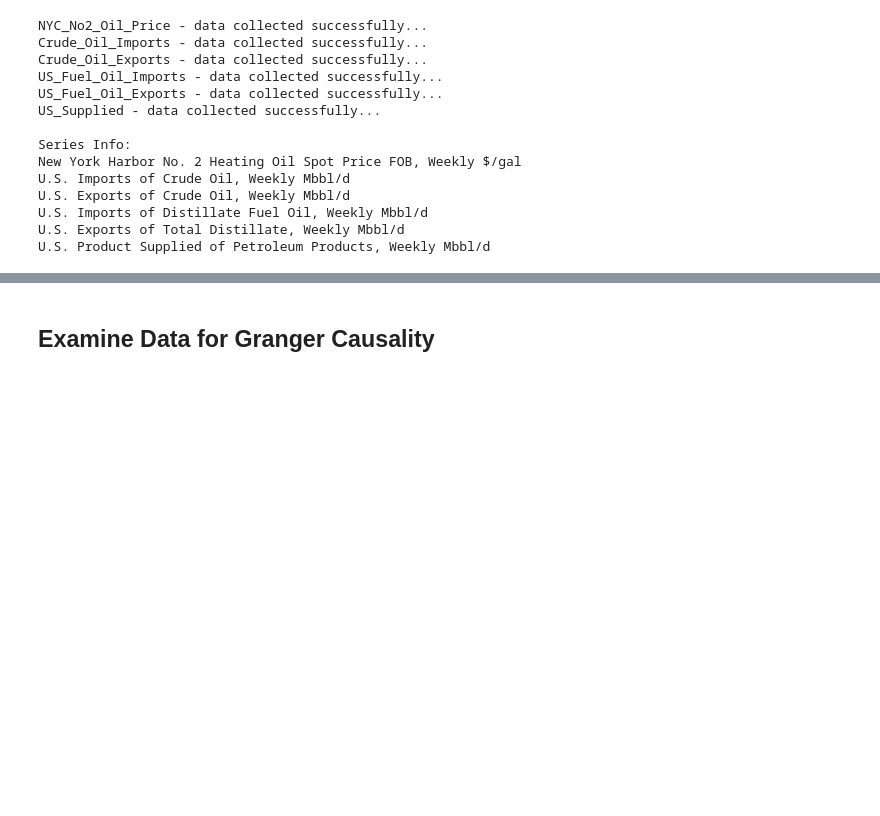
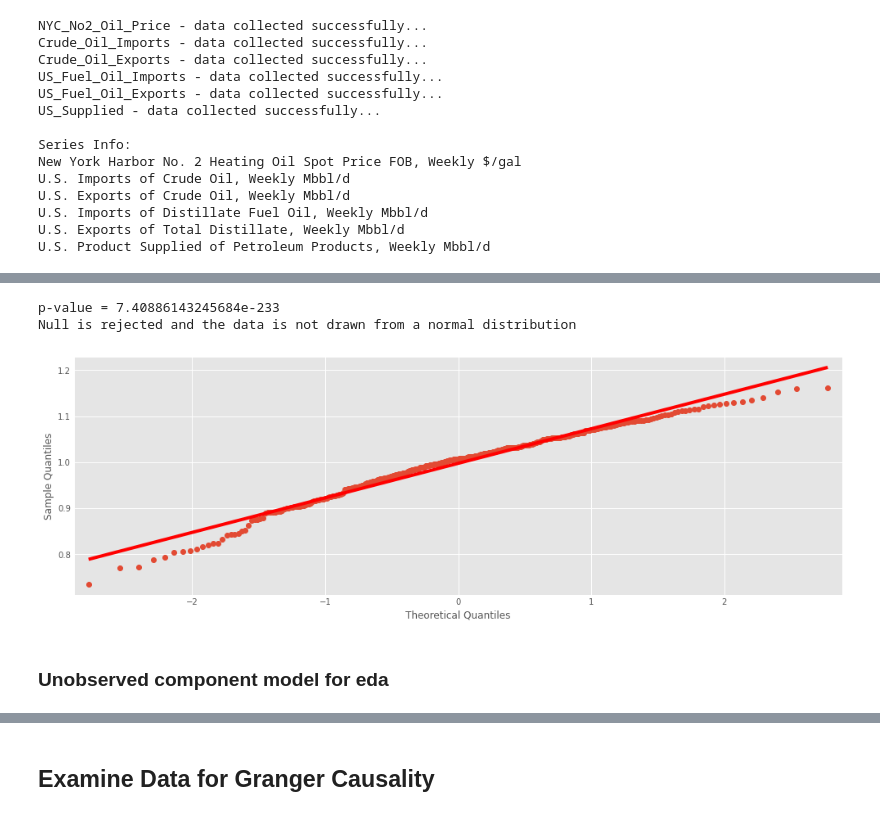
Before and after one commit to jgalloway42/NYC_No2_Diesel_Price_Forecast, a Jupyter notebook: NYC_No2_Diesel_Forecast.ipynb, the cells around one changed output, grey strips where cells are left out. Saved outputs shown, nothing was run; the diff lists cells and outputs as text; code cells hidden in the pictures; blank space fills up the shorter version.

```diff
--- a/NYC_No2_Diesel_Forecast.ipynb
+++ b/NYC_No2_Diesel_Forecast.ipynb
@@ -250,0 +261,9 @@ _=df.plot(subplots = True,legend = True, figsize = (15,15))
+# %%
+normal_rediuals(sdm.resid.dropna())
+_=qqplot(sdm.resid.dropna(),line='s')
+# %% [output]
+p-value = 7.40886143245684e-233
+Null is rejected and the data is not drawn from a normal distribution
+[figure, added]
+# %% [markdown]
+### Unobserved component model for eda
```
Also changed, not shown: parts of 50 cells of this notebook.
